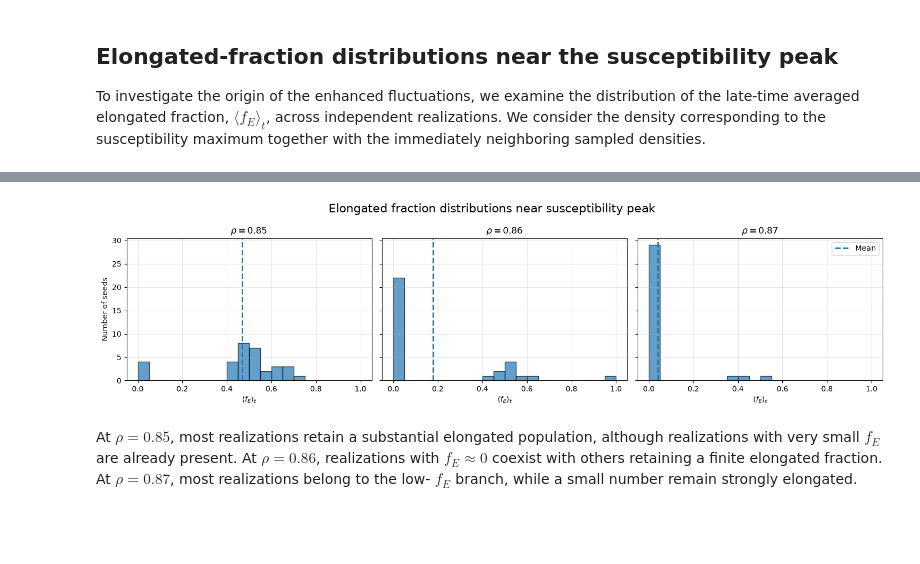
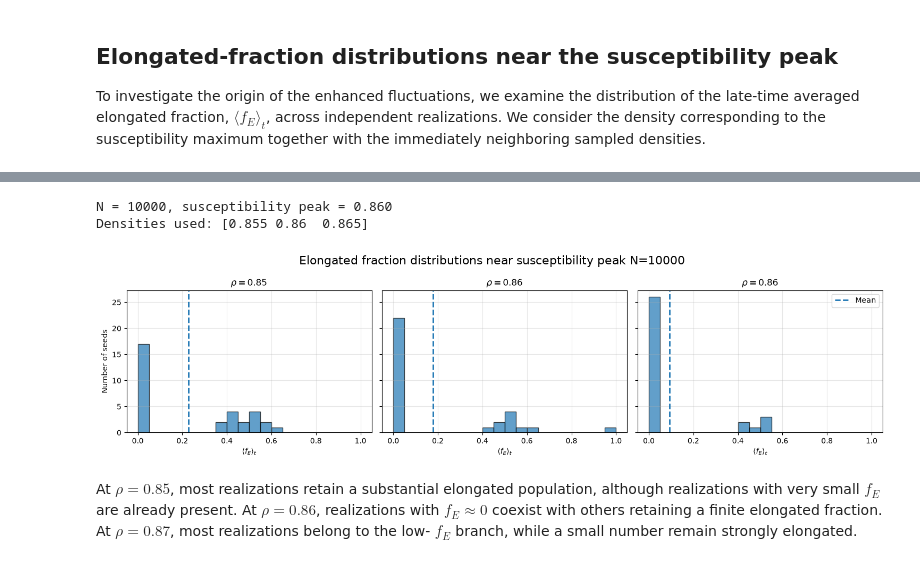
Before and after one commit to gonzaloangaut/oncostreams_analysis_triangular, a Jupyter notebook: order_parameters_analysis.ipynb, the cells around one changed output, grey strips where cells are left out. Saved outputs shown, nothing was run; the diff lists cells and outputs as text; code cells hidden in the pictures; blank space fills up the shorter version.

```diff
--- a/order_parameters_analysis.ipynb
+++ b/order_parameters_analysis.ipynb
@@ -580,8 +647,9 @@ op_steady["f_E_squared"] = op_steady["f_E"]**2
 # First average over time for each seed
 f_E_moments_seed = (
     op_steady
-    .groupby(["N", "actual_N", "rho", "seed"])
+    .groupby(["N", "rho", "seed"])
     .agg(
+        actual_N=("actual_N", "first"),
         f_E_mean=("f_E", "mean"),
         f_E_squared_mean=("f_E_squared", "mean"),
     )
@@ -599,11 +693,13 @@ f_E_moments_seed.head()
 # %%
-# Then average the moments over seeds
+# Then average over seeds
 f_E_moments = (
     f_E_moments_seed
-    .groupby(["N", "actual_N", "rho"])
+    .groupby(["N", "rho"])
     .agg(
+        actual_N=("actual_N", "first"),
         f_E_mean=("f_E_mean", "mean"),
         f_E_squared_mean=("f_E_squared_mean", "mean"),
+        number_of_seeds=("seed", "nunique"),
     )
     .reset_index()
 )
@@ -709,3 +857,26 @@ Densities used: [0.85 0.86 0.87]
+# %%
+N_distribution = 10_000
+
+rho_peak = (
+    susceptibility_peaks
+    .loc[
+        susceptibility_peaks["N"] == N_distribution,
+        "rho_peak",
+    ]
+    .iloc[0]
+)
+
+rho_near_peak = rho_near_peak_by_N[N_distribution]
+
+print(
+    f"N = {N_distribution}, "
+    f"susceptibility peak = {rho_peak:.3f}"
+)
+
+print("Densities used:", rho_near_peak)
+# %% [output]
+N = 10000, susceptibility peak = 0.860
+Densities used: [0.855 0.86  0.865]
 # %%
 # Plot the distributions of f_E for densities near the susceptibility peak
 bins = np.linspace(0, 1, 21)
@@ -718,11 +889,13 @@ fig, axs = plt.subplots(
     sharey=True,
 )
 
-# For each density near the susceptibility peak, plot the histogram of f_E values across seeds
+# For each density near the susceptibility peak,
+# plot the histogram of f_E values across seeds
 for ax, rho in zip(axs, rho_near_peak):
 
     data = op_seed_stats[
-        np.isclose(op_seed_stats["rho"], rho)
+        (op_seed_stats["N"] == N_distribution)
+        & np.isclose(op_seed_stats["rho"], rho)
     ]["f_E"]
 
     ax.hist(
@@ -737,36 +910,39 @@ for ax, rho in zip(axs, rho_near_peak):
         linestyle="--",
         linewidth=2,
         label="Mean",
     )
 
     ax.set_title(fr"$\rho={rho:.2f}$")
     ax.set_xlabel(r"$\langle f_E\rangle_t$")
     ax.grid(alpha=0.3)
 
 axs[0].set_ylabel("Number of seeds")
 axs[-1].legend()
 
-graph_title = "Elongated fraction distributions near susceptibility peak"
+graph_title = (
+    f"Elongated fraction distributions near susceptibility peak N={N_distribution}"
+)
+
 fig.suptitle(graph_title, fontsize=16)
 
 rout_title = graph_title.lower().replace(" ", "_")
 
 folder_name = "figures/order_parameters"
 
 if not os.path.exists(folder_name):
     os.makedirs(folder_name)
 
 plt.tight_layout()
 
 plt.savefig(
     f"{folder_name}/{rout_title}.png",
     dpi=300,
-    bbox_inches="tight"
+    bbox_inches="tight",
 )
 
 plt.show()
 # %% [output]
-[figure, old version]
+[figure, new version]
 # %% [markdown]
 At $\rho=0.85$, most realizations retain a substantial elongated population, although realizations with very small $f_E$ are already present. At $\rho=0.86$, realizations with $f_E \approx 0$ coexist with others retaining a finite elongated fraction. At $\rho=0.87$, most realizations belong to the low- $f_E$ branch, while a small number remain strongly elongated.
 # %% [markdown]
```
Also changed, not shown: parts of 17 cells of this notebook, 8 other files.
